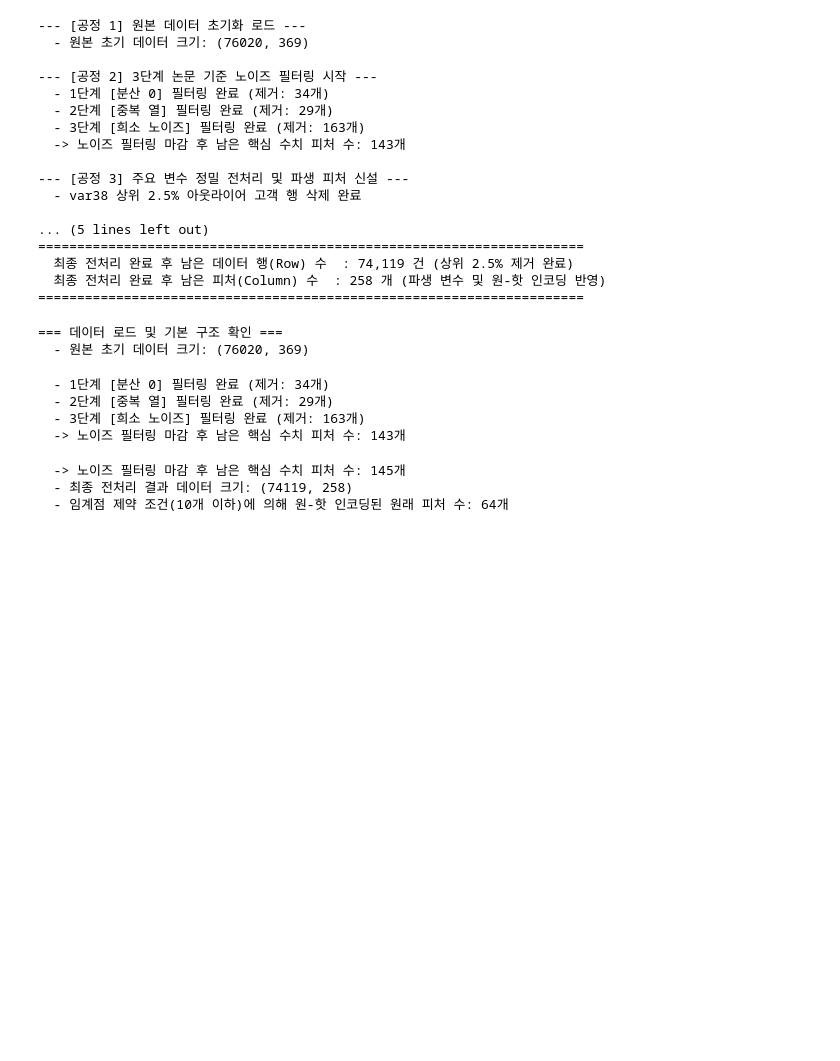
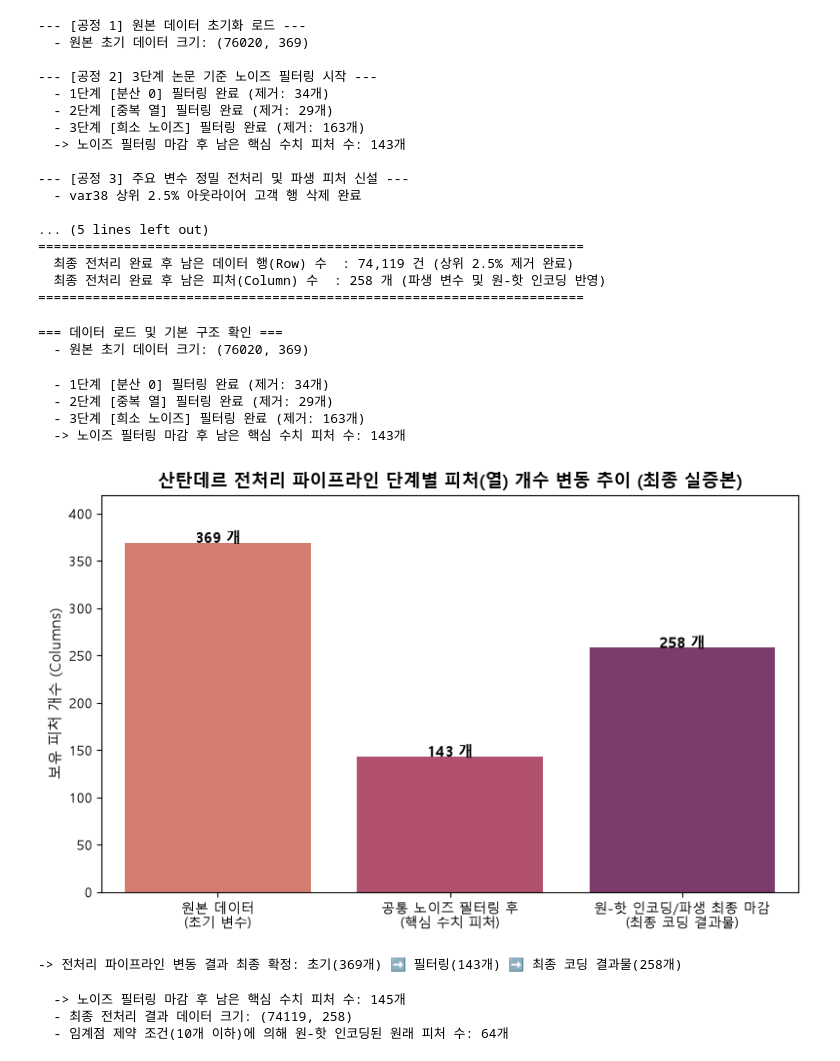
Before and after one commit to jcs19752510-ui/semi_project, a Jupyter notebook: 정영찬/For_SS.ipynb, the cells around one changed output. Saved outputs shown, nothing was run; the diff lists cells and outputs as text; code cells hidden in the pictures; blank space fills up the shorter version.

```diff
--- a/정영찬/For_SS.ipynb
+++ b/정영찬/For_SS.ipynb
@@ -153,6 +163,57 @@ print(f"  -> 노이즈 필터링 마감 후 남은 핵심 수치 피처 수: {X_
   - 2단계 [중복 열] 필터링 완료 (제거: 29개)
   - 3단계 [희소 노이즈] 필터링 완료 (제거: 163개)
   -> 노이즈 필터링 마감 후 남은 핵심 수치 피처 수: 143개
+# %%
+import matplotlib.pyplot as plt
+import seaborn as sns
+
+# 그래프 한글 깨짐 및 마이너스 기호 깨짐 방지
+plt.rc('font', family='Malgun Gothic') # 맥북 환경인 경우 'AppleGothic'
+plt.rcParams['axes.unicode_minus'] = False
+
+# =========================================================================
+# 🚀 [최종 확정] 질문자님이 실제 코딩으로 완수하신 팩트 수치를 다이렉트로 바인딩합니다.
+# =========================================================================
+initial_count = 369        # [공정 1] 식별자 ID 배제 후 원본 초기 변수 개수
+numeric_pure_count = 143   # [공정 2] 3단계 논문 기준 필터링 마감 후 핵심 수치 피처 수
+final_count = 258          # [공정 4] 64개 변수 원-핫 인코딩 완료 후 최종 코딩 결과물
+
+# 시각화 데이터셋 구성
+stages = [
+    '원본 데이터\n(초기 변수)',
+    '공통 노이즈 필터링 후\n(핵심 수치 피처)',
+    '원-핫 인코딩/파생 최종 마감\n(최종 코딩 결과물)'
+]
+dynamic_feature_counts = [initial_count, numeric_pure_count, final_count]
+
+
+# =========================================================================
+# 그래프 레이아웃 배치 및 출력
+# =========================================================================
+plt.figure(figsize=(8, 5))
+
+# 바 차트 시각화 (flare 팔레트로 세련된 그라데이션 컬러 연출)
+ax = sns.barplot(x=stages, y=dynamic_feature_counts, palette='flare')
+plt.title("산탄데르 전처리 파이프라인 단계별 피처(열) 개수 변동 추이 (최종 실증본)", fontsize=13, fontweight='bold')
+plt.ylabel("보유 피처 개수 (Columns)", fontsize=11)
+
+# Y축 상단 범위를 넉넉하게 확장하여 글자 텍스트 잘림을 원천 방어합니다.
+plt.ylim(0, max(dynamic_feature_counts) + 50)
+
+# 각 막대 꼭대기에 실제 코딩 데이터 개수를 정확하게 각인합니다.
+for p in ax.patches:
+    ax.annotate(f'{int(p.get_height())} 개',
+                (p.get_x() + p.get_width() / 2., p.get_height() + 5),
+                ha='center', va='center', fontsize=11, fontweight='bold', color='black')
+
+plt.tight_layout()
+plt.show()
+
+# 최종 확인용 로그 출력
+print(f"-> 전처리 파이프라인 변동 결과 최종 확정: 초기({initial_count}개) ➡️ 필터링({numeric_pure_count}개) ➡️ 최종 코딩 결과물({final_count}개)")
+# %% [output]
+[figure, added]
+-> 전처리 파이프라인 변동 결과 최종 확정: 초기(369개) ➡️ 필터링(143개) ➡️ 최종 코딩 결과물(258개)
 # %%
 # =========================================================================
 # 3. 주요 변수 분석 및 파생 피처 생성 (공통 엔지니어링)
```
Also changed, not shown: parts of 1 cell of this notebook.
